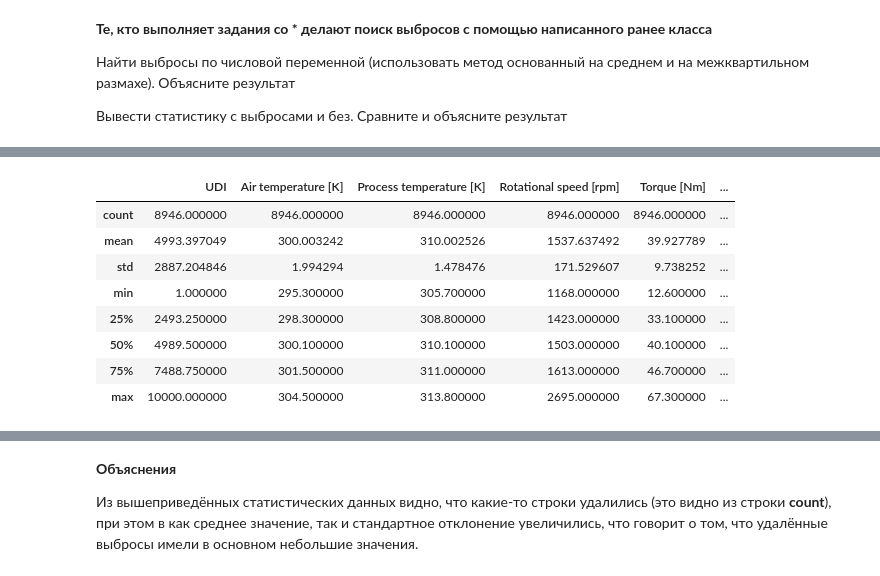
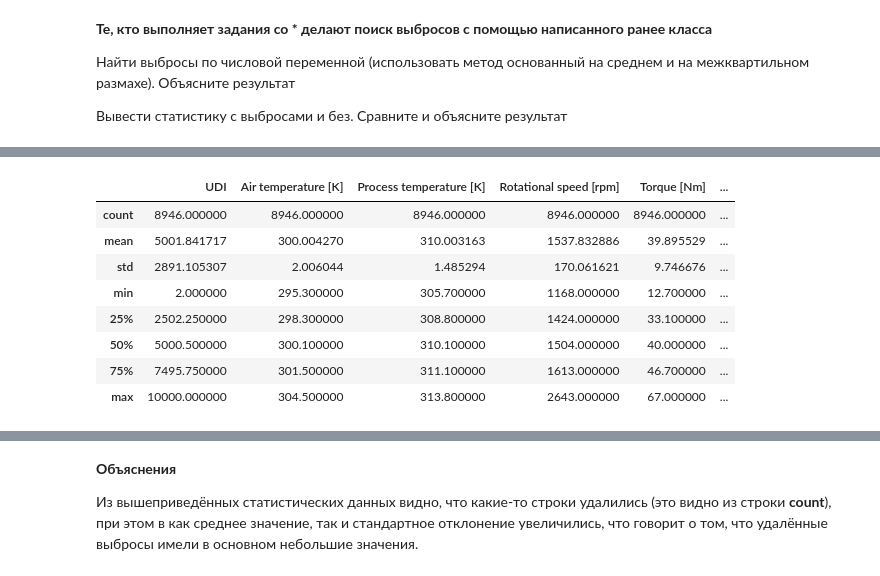
Before and after one commit to kaimakov-rk/kokoko, a Jupyter notebook: Copy_of_Задание_3.ipynb, the cells around one changed output, grey strips where cells are left out. Cells and saved outputs as stored; diff of their text form; code cells hidden in the pictures.

```diff
--- a/Copy_of_Задание_3.ipynb
+++ b/Copy_of_Задание_3.ipynb
@@ -261,18 +262,18 @@ oc.clean_by_std_and_mean(column_name).describe()
 # %%
 #При помощи межквартильного размаха
 oc = OutlierCleanser(df)
-new_df = oc.clean_by_quartiles(column_name).describe()
-new_df
+new_df = oc.clean_by_quartiles(column_name)
+new_df.describe()
 # %% [output]
 |  | UDI | Air temperature [K] | Process temperature [K] | Rotational speed [rpm] | Torque [Nm] | ... |
 | count | 8946.000000 | 8946.000000 | 8946.000000 | 8946.000000 | 8946.000000 | ... |
-| mean | 4993.397049 | 300.003242 | 310.002526 | 1537.637492 | 39.927789 | ... |
-| std | 2887.204846 | 1.994294 | 1.478476 | 171.529607 | 9.738252 | ... |
-| min | 1.000000 | 295.300000 | 305.700000 | 1168.000000 | 12.600000 | ... |
-| 25% | 2493.250000 | 298.300000 | 308.800000 | 1423.000000 | 33.100000 | ... |
-| 50% | 4989.500000 | 300.100000 | 310.100000 | 1503.000000 | 40.100000 | ... |
-| 75% | 7488.750000 | 301.500000 | 311.000000 | 1613.000000 | 46.700000 | ... |
-| max | 10000.000000 | 304.500000 | 313.800000 | 2695.000000 | 67.300000 | ... |
+| mean | 5001.841717 | 300.004270 | 310.003163 | 1537.832886 | 39.895529 | ... |
+| std | 2891.105307 | 2.006044 | 1.485294 | 170.061621 | 9.746676 | ... |
+| min | 2.000000 | 295.300000 | 305.700000 | 1168.000000 | 12.700000 | ... |
+| 25% | 2502.250000 | 298.300000 | 308.800000 | 1424.000000 | 33.100000 | ... |
+| 50% | 5000.500000 | 300.100000 | 310.100000 | 1504.000000 | 40.000000 | ... |
+| 75% | 7495.750000 | 301.500000 | 311.100000 | 1613.000000 | 46.700000 | ... |
+| max | 10000.000000 | 304.500000 | 313.800000 | 2643.000000 | 67.000000 | ... |
 # %%
 #Статистика и объяснение
 
```
Also changed, not shown: parts of 15 cells of this notebook.
